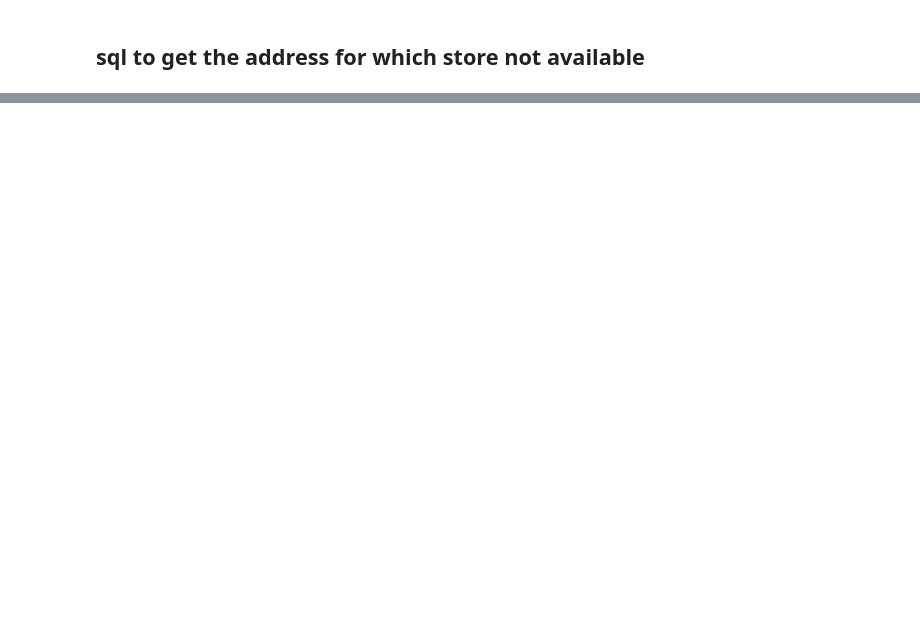
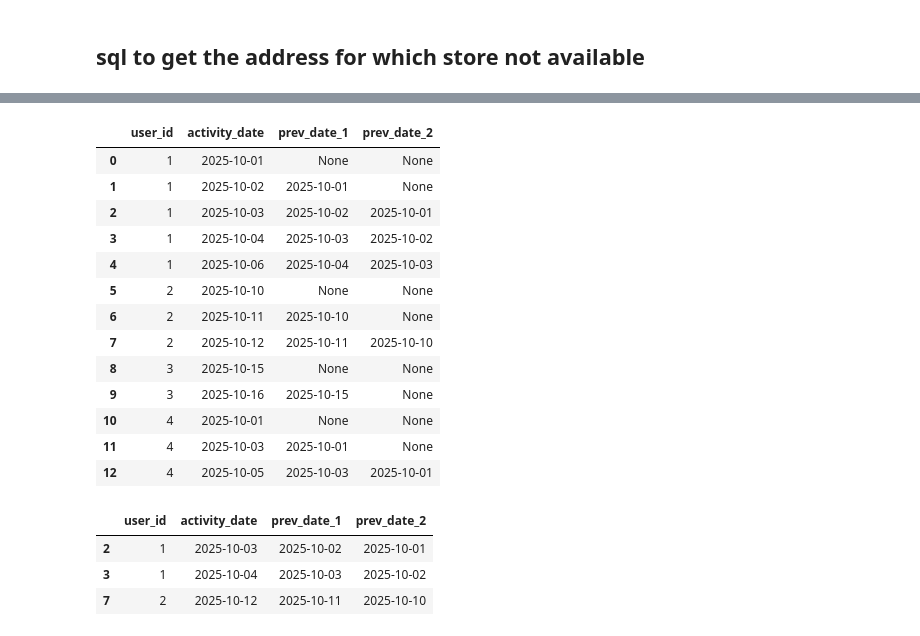
Before and after one commit to VikasYashB/int_prep, a Jupyter notebook: interview_sql_qa.ipynb, the cells around one changed output, grey strips where cells are left out. Cells and saved outputs as stored; diff of their text form; code cells hidden in the pictures; blank space fills up the shorter version.

```diff
--- a/interview_sql_qa.ipynb
+++ b/interview_sql_qa.ipynb
@@ -591,0 +783,31 @@ Done.
+# %%
+import pandas as pd
+import sqlite3
+database_path = 'my_database.db'
+conn =  sqlite3.connect(database_path)
+
+df = pd.read_sql(sql = '''SELECT
+        user_id,
+        activity_date,
+        LAG(activity_date, 1) OVER (PARTITION BY user_id ORDER BY activity_date) AS prev_date_1,
+        LAG(activity_date, 2) OVER (PARTITION BY user_id ORDER BY activity_date) AS prev_date_2
+    FROM
+        (SELECT DISTINCT user_id, activity_date FROM user_activity)''', con=conn
+        )
+
+df
+# %% [output]
+|  | user_id | activity_date | prev_date_1 | prev_date_2 |
+| 0 | 1 | 2025-10-01 | None | None |
+| 1 | 1 | 2025-10-02 | 2025-10-01 | None |
+| 2 | 1 | 2025-10-03 | 2025-10-02 | 2025-10-01 |
+| 3 | 1 | 2025-10-04 | 2025-10-03 | 2025-10-02 |
+| 4 | 1 | 2025-10-06 | 2025-10-04 | 2025-10-03 |
+| 5 | 2 | 2025-10-10 | None | None |
+| 6 | 2 | 2025-10-11 | 2025-10-10 | None |
+| 7 | 2 | 2025-10-12 | 2025-10-11 | 2025-10-10 |
+| 8 | 3 | 2025-10-15 | None | None |
+| 9 | 3 | 2025-10-16 | 2025-10-15 | None |
+| 10 | 4 | 2025-10-01 | None | None |
+| 11 | 4 | 2025-10-03 | 2025-10-01 | None |
+| 12 | 4 | 2025-10-05 | 2025-10-03 | 2025-10-01 |
@@ -591,0 +816,7 @@ Done.
+# %%
+df[df['activity_date'] == pd.to_datetime(df['prev_date_1']) + pd.Timedelta(days=1)][df['activity_date'] == pd.to_datetime(df['prev_date_2'])+ pd.Timedelta(days=2)]
+# %% [output]
+|  | user_id | activity_date | prev_date_1 | prev_date_2 |
+| 2 | 1 | 2025-10-03 | 2025-10-02 | 2025-10-01 |
+| 3 | 1 | 2025-10-04 | 2025-10-03 | 2025-10-02 |
+| 7 | 2 | 2025-10-12 | 2025-10-11 | 2025-10-10 |
```
Also changed, not shown: parts of 62 cells of this notebook, 9 other files.
